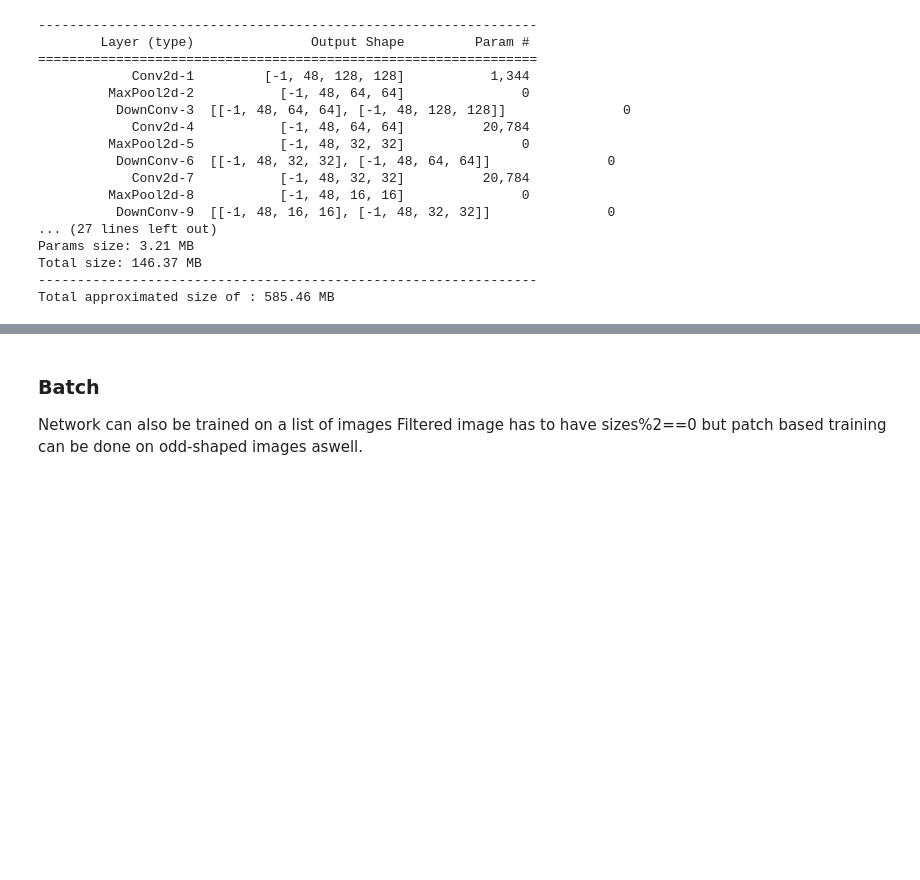
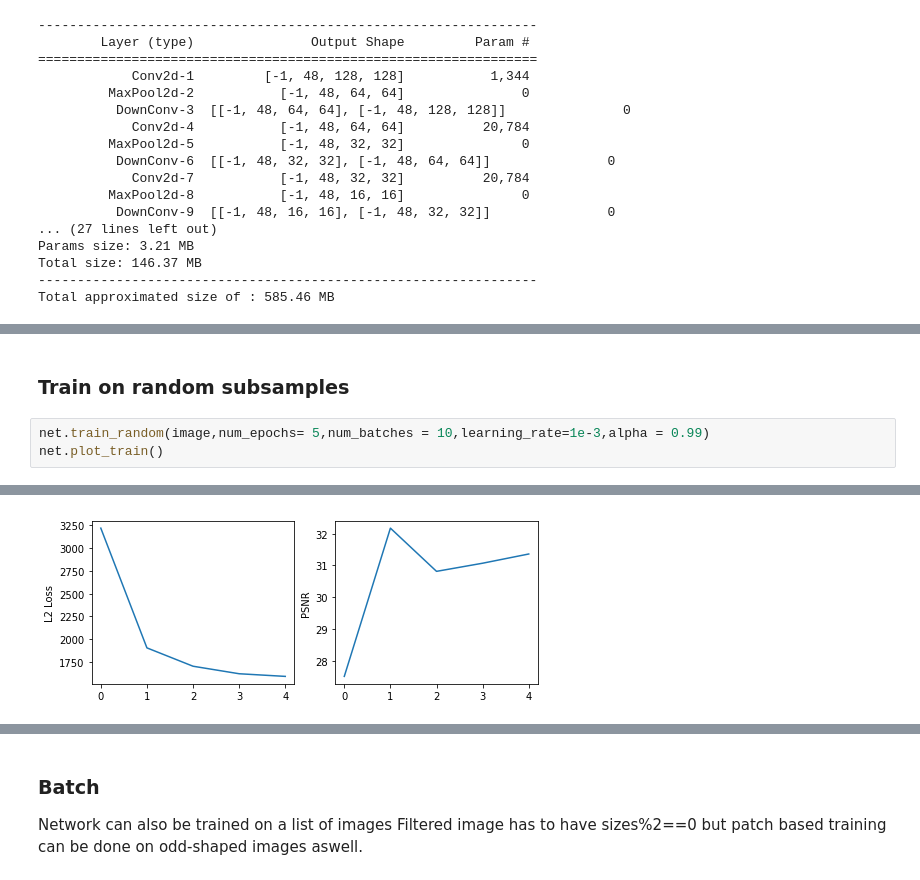
Before and after one commit to axarekma/CNN_bin, a Jupyter notebook: image_example.ipynb, the cells around one changed output, grey strips where cells are left out. Drawn from its saved outputs; the diff is of its cells as text; blank space fills up the shorter version.

```diff
--- a/image_example.ipynb
+++ b/image_example.ipynb
@@ -67,0 +70,6 @@ net.plot_train()
+# %% [markdown]
+###  Train on random subsamples
+# %%
+net.train_random(image,num_epochs= 5,num_batches = 10,learning_rate=1e-3,alpha = 0.99)
+net.plot_train()
+# %% [output]
@@ -68 +77,2 @@ net.plot_train()
+[figure, added]
 # %%
```
Also changed, not shown: parts of 11 cells of this notebook, 8 other files.
